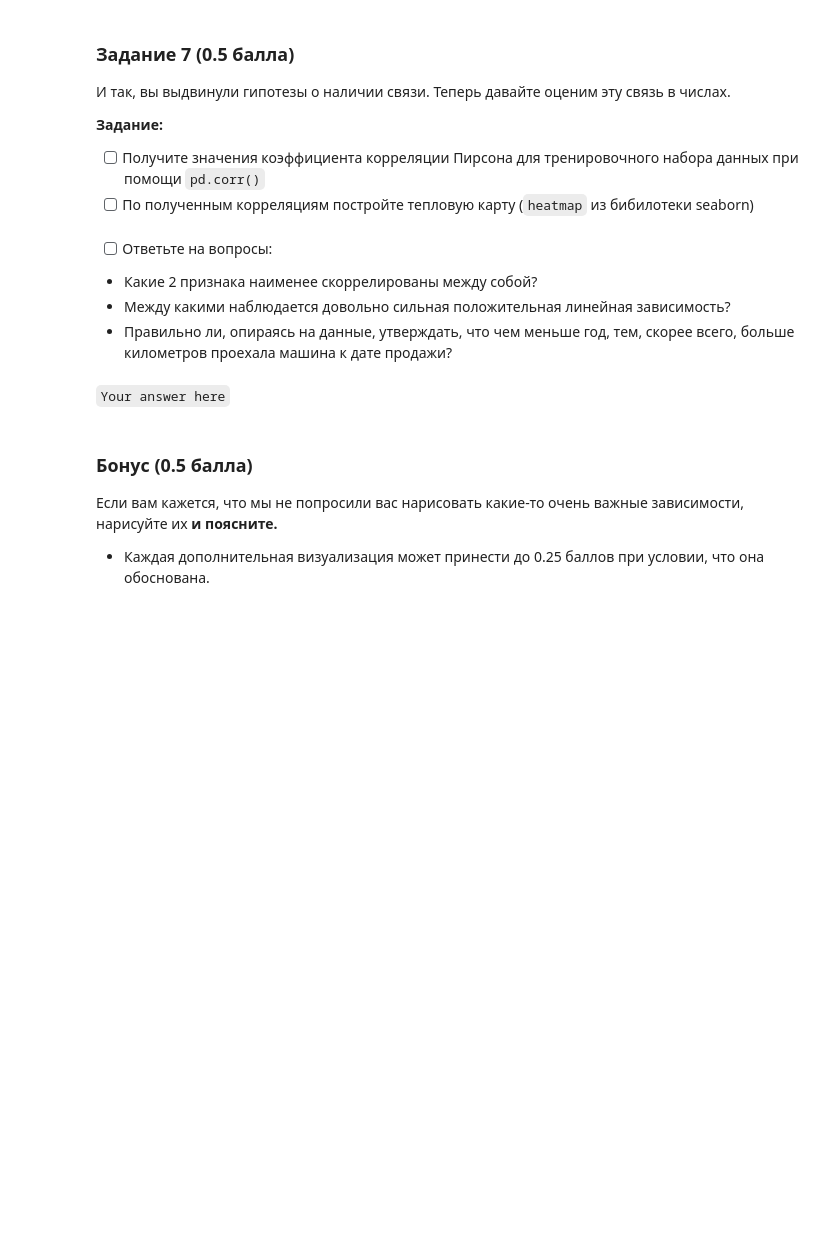
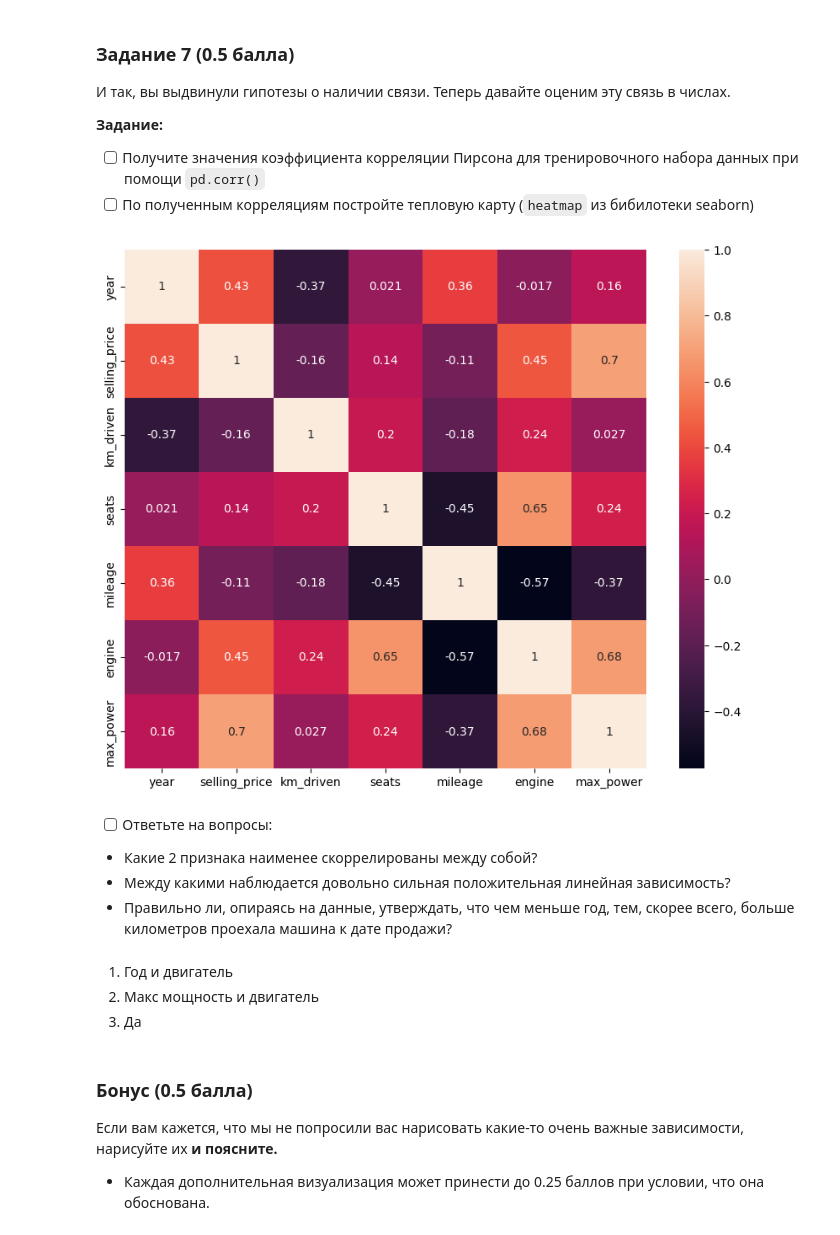
Before and after one commit to BatrakQ/HW_projects, a Jupyter notebook: Hometasks/Base/HW1_Regression_with_inference_base.ipynb, the cells around one changed output. Saved outputs shown, nothing was run; the diff lists cells and outputs as text; code cells hidden in the pictures; blank space fills up the shorter version.

```diff
--- a/Hometasks/Base/HW1_Regression_with_inference_base.ipynb
+++ b/Hometasks/Base/HW1_Regression_with_inference_base.ipynb
@@ -228,10 +452,20 @@ assert df_train.shape == (5840, 13)
+# %%
+corr = df_train.corr(method='pearson', numeric_only=True)
+
+plt.figure(figsize = (10, 8))
+sns.heatmap(corr, annot=True)
+plt.show()
+# %% [output]
+[figure, added]
 # %% [markdown]
 - [ ] Ответьте на вопросы:
  - Какие 2 признака наименее скоррелированы между собой?
  - Между какими наблюдается довольно сильная положительная линейная зависимость?
  - Правильно ли, опираясь на данные, утверждать, что чем меньше год, тем, скорее всего, больше километров проехала машина к дате продажи?
-# %% [markdown]
-`Your answer here`
+# %% [markdown]
+1) Год и двигатель
+2) Макс мощность и двигатель
+3) Да
 # %% [markdown]
 ### **Бонус (0.5 балла)**
 
```
Also changed, not shown: parts of 80 cells of this notebook.
